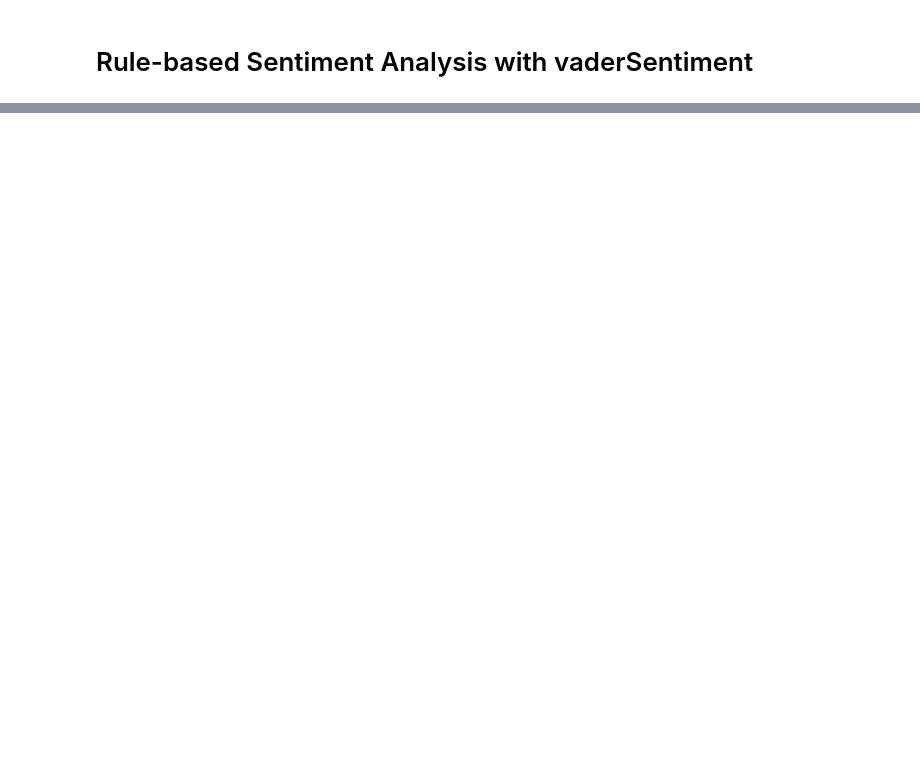
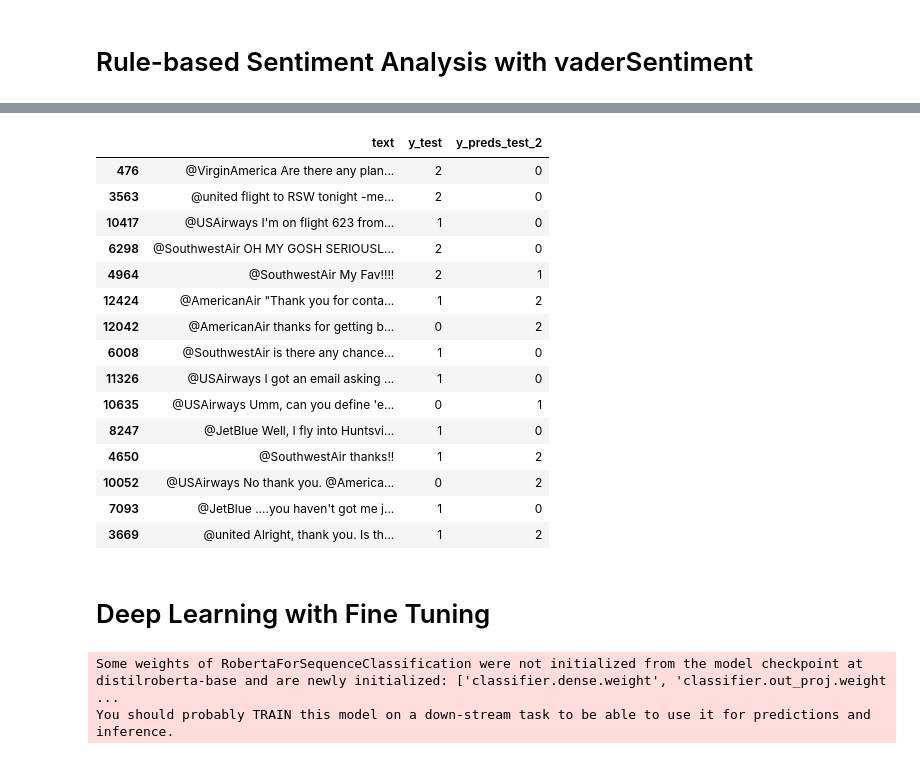
Before and after one commit to stepthom/NLP_course, a Jupyter notebook: sentiment_analysis/slides_study.ipynb, the cells around one changed output, grey strips where cells are left out. Drawn from its saved outputs; the diff is of its cells as text; code cells hidden in the pictures; blank space fills up the shorter version.

```diff
--- a/sentiment_analysis/slides_study.ipynb
+++ b/sentiment_analysis/slides_study.ipynb
@@ -75,0 +185,10 @@ Not bad at all--------------------------------------------------- {'neg': 0.0, '
+# %%
+
+
+vectorizer = TfidfVectorizer(min_df=.01, max_df=.8, ngram_range=(1,3), max_features=200, stop_words=None)
+clf = RandomForestClassifier(max_depth=None, n_estimators=1000, min_samples_leaf=10, random_state=0)
+# %%
+vectorizer = vectorizer.fit(X_train)
+X_vec_train = vectorizer.transform(X_train)
+# %%
+clf.fit(X_vec_train, y_train)
@@ -75,0 +197,4 @@ Not bad at all--------------------------------------------------- {'neg': 0.0, '
+# %%
+X_vec_test = vectorizer.transform(X_test)
+y_preds_train_2 = clf.predict(X_vec_train)
+y_preds_test_2 = clf.predict(X_vec_test)
@@ -75,0 +233,35 @@ Not bad at all--------------------------------------------------- {'neg': 0.0, '
+# %%
+_df = X_test.to_frame()
+_df['y_test'] = y_test
+_df['y_preds_test_2'] = y_preds_test_2
+
+with option_context('display.max_colwidth', None):
+  display(_df[_df['y_test'] != _df['y_preds_test_2']].head(15))
+# %% [output]
+|  | text | y_test | y_preds_test_2 |
+| 476 | @VirginAmerica Are there any plan... | 2 | 0 |
+| 3563 | @united flight to RSW tonight -me... | 2 | 0 |
+| 10417 | @USAirways I'm on flight 623 from... | 1 | 0 |
+| 6298 | @SouthwestAir OH MY GOSH SERIOUSL... | 2 | 0 |
+| 4964 | @SouthwestAir My Fav!!!! | 2 | 1 |
+| 12424 | @AmericanAir "Thank you for conta... | 1 | 2 |
+| 12042 | @AmericanAir thanks for getting b... | 0 | 2 |
+| 6008 | @SouthwestAir is there any chance... | 1 | 0 |
+| 11326 | @USAirways I got an email asking ... | 1 | 0 |
+| 10635 | @USAirways Umm, can you define 'e... | 0 | 1 |
+| 8247 | @JetBlue Well, I fly into Huntsvi... | 1 | 0 |
+| 4650 | @SouthwestAir thanks!! | 1 | 2 |
+| 10052 | @USAirways No thank you. @America... | 0 | 2 |
+| 7093 | @JetBlue ....you haven't got me j... | 1 | 0 |
+| 3669 | @united Alright, thank you. Is th... | 1 | 2 |
+# %% [markdown]
+# Deep Learning with Fine Tuning
+# %%
+# Optional model configuration
+model_args = ClassificationArgs(num_train_epochs=2, overwrite_output_dir=True)
+
+# Create a ClassificationModel
+model = ClassificationModel("roberta", "distilroberta-base", num_labels=3, args=model_args, use_cuda=True)
+# %% [output]
+Some weights of RobertaForSequenceClassification were not initialized from the model checkpoint at distilroberta-base and are newly initialized: ['classifier.dense.weight', 'classifier.out_proj.weight ...
+You should probably TRAIN this model on a down-stream task to be able to use it for predictions and inference.
```
Also changed, not shown: parts of 26 cells of this notebook.
